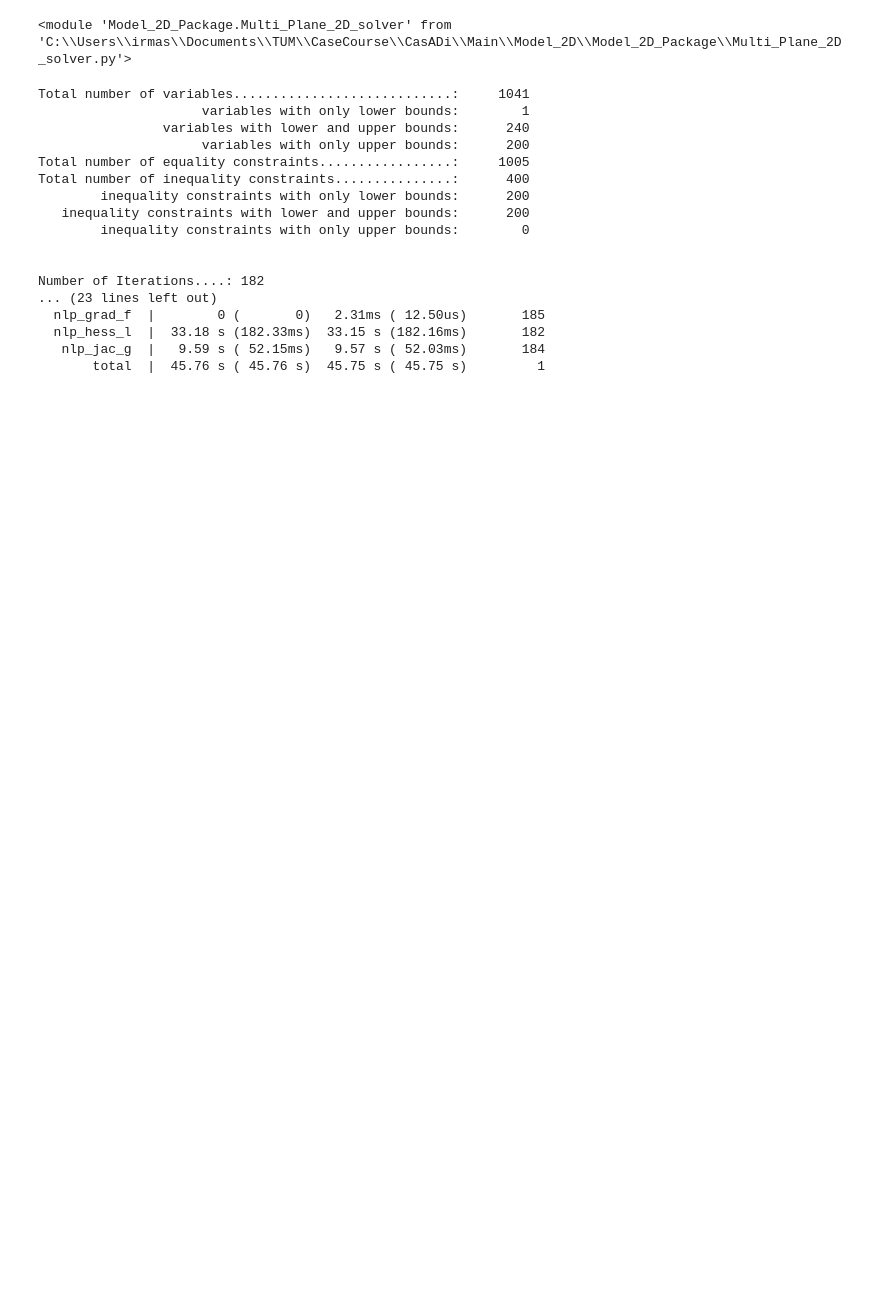
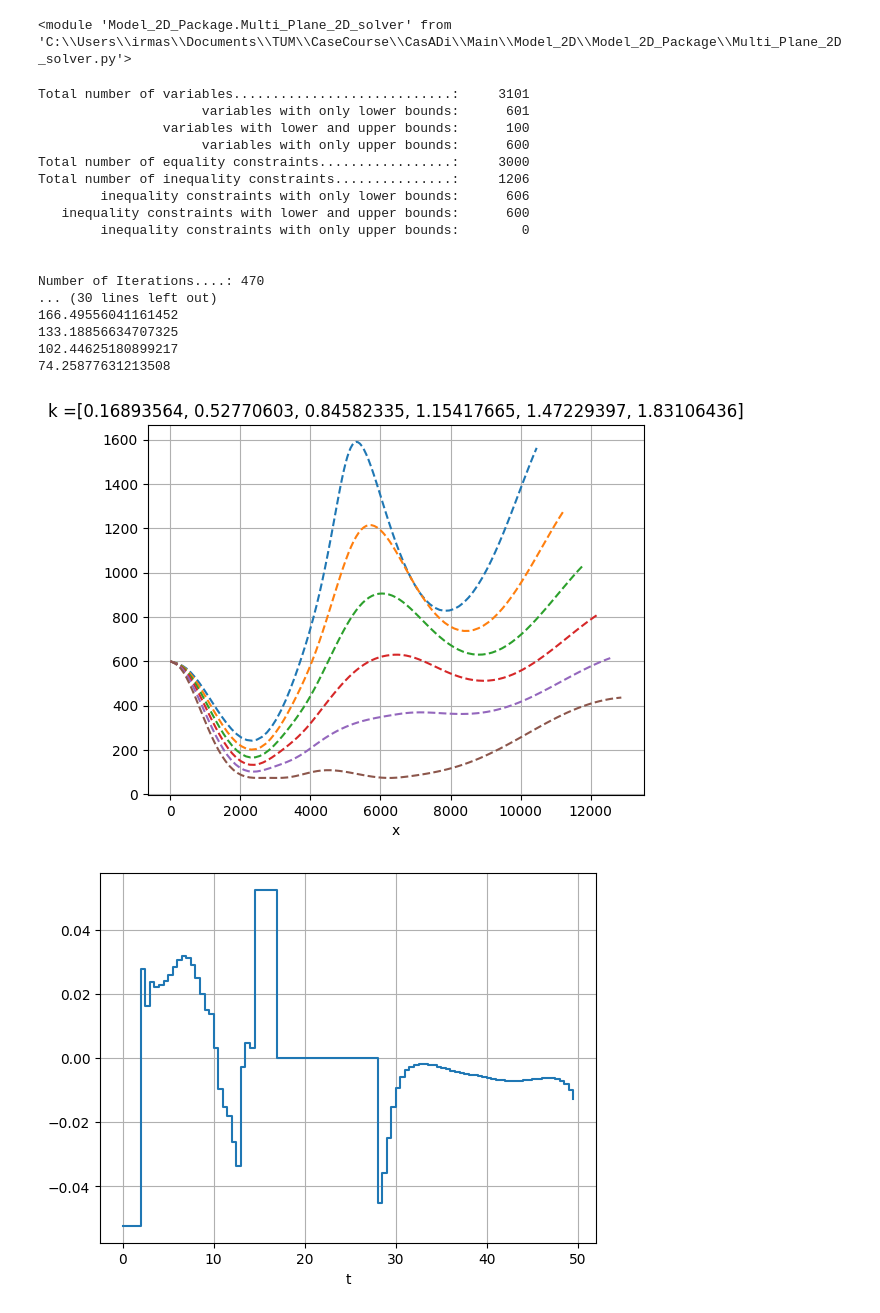
Before and after one commit to MrGoomb0/case_studies_s3, a Jupyter notebook: Model_2D/Multi_plane_2D_Model.ipynb, the cells around one changed output. Drawn from its saved outputs; the diff is of its cells as text; code cells hidden in the pictures; blank space fills up the shorter version.

```diff
--- a/Model_2D/Multi_plane_2D_Model.ipynb
+++ b/Model_2D/Multi_plane_2D_Model.ipynb
@@ -15,23 +17,28 @@ importlib.reload(model)
 # %% [output]
 <module 'Model_2D_Package.Multi_Plane_2D_solver' from 'C:\\Users\\irmas\\Documents\\TUM\\CaseCourse\\CasADi\\Main\\Model_2D\\Model_2D_Package\\Multi_Plane_2D_solver.py'>
 # %%
-k_values=[1,1.2,1.3,1.4,1.5]
+k_values=[0.16893564,0.52770603,0.84582335,1.15417665,1.47229397,1.83106436]
 w_opt, J_opt = model.solve_ocp_multi_plane_min_h(k_values)
+# plot
+print(-J_opt)
+model.plot_multi_plane_2D(w_opt,k_values)
 # %% [output]
-Total number of variables............................:     1041
-                     variables with only lower bounds:        1
-                variables with lower and upper bounds:      240
-                     variables with only upper bounds:      200
-Total number of equality constraints.................:     1005
-Total number of inequality constraints...............:      400
-        inequality constraints with only lower bounds:      200
-   inequality constraints with lower and upper bounds:      200
+Total number of variables............................:     3101
+                     variables with only lower bounds:      601
+                variables with lower and upper bounds:      100
+                     variables with only upper bounds:      600
+Total number of equality constraints.................:     3000
+Total number of inequality constraints...............:     1206
+        inequality constraints with only lower bounds:      606
+   inequality constraints with lower and upper bounds:      600
         inequality constraints with only upper bounds:        0
 
 
-Number of Iterations....: 182
-... (23 lines left out)
-  nlp_grad_f  |        0 (       0)   2.31ms ( 12.50us)       185
-  nlp_hess_l  |  33.18 s (182.33ms)  33.15 s (182.16ms)       182
-   nlp_jac_g  |   9.59 s ( 52.15ms)   9.57 s ( 52.03ms)       184
-       total  |  45.76 s ( 45.76 s)  45.75 s ( 45.75 s)         1
+Number of Iterations....: 470
+... (30 lines left out)
+166.49556041161452
+133.18856634707325
+102.44625180899217
+74.25877631213508
+[figure, added]
+[figure, added]
```
Also changed, not shown: parts of 12 cells of this notebook, 3 other files.
